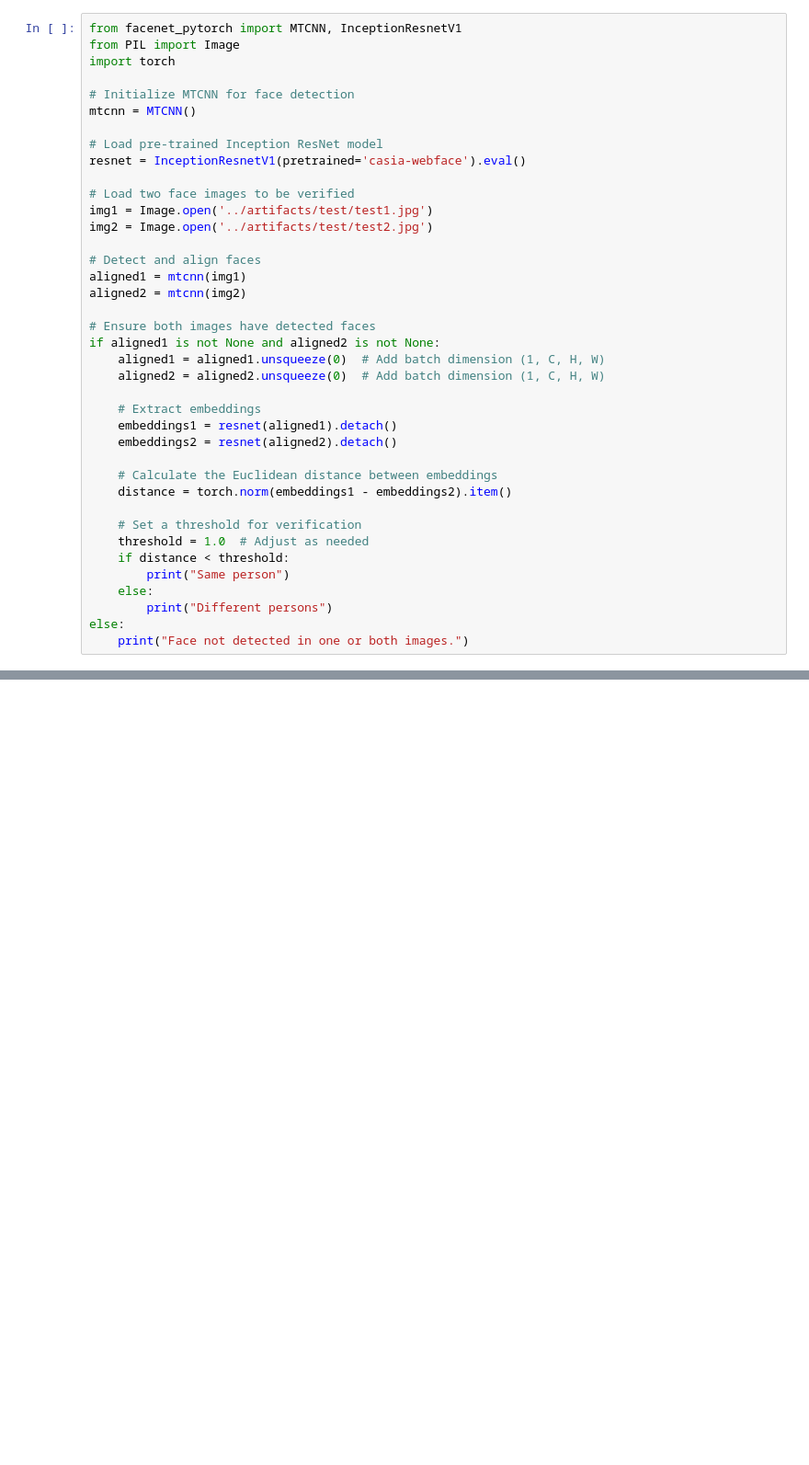
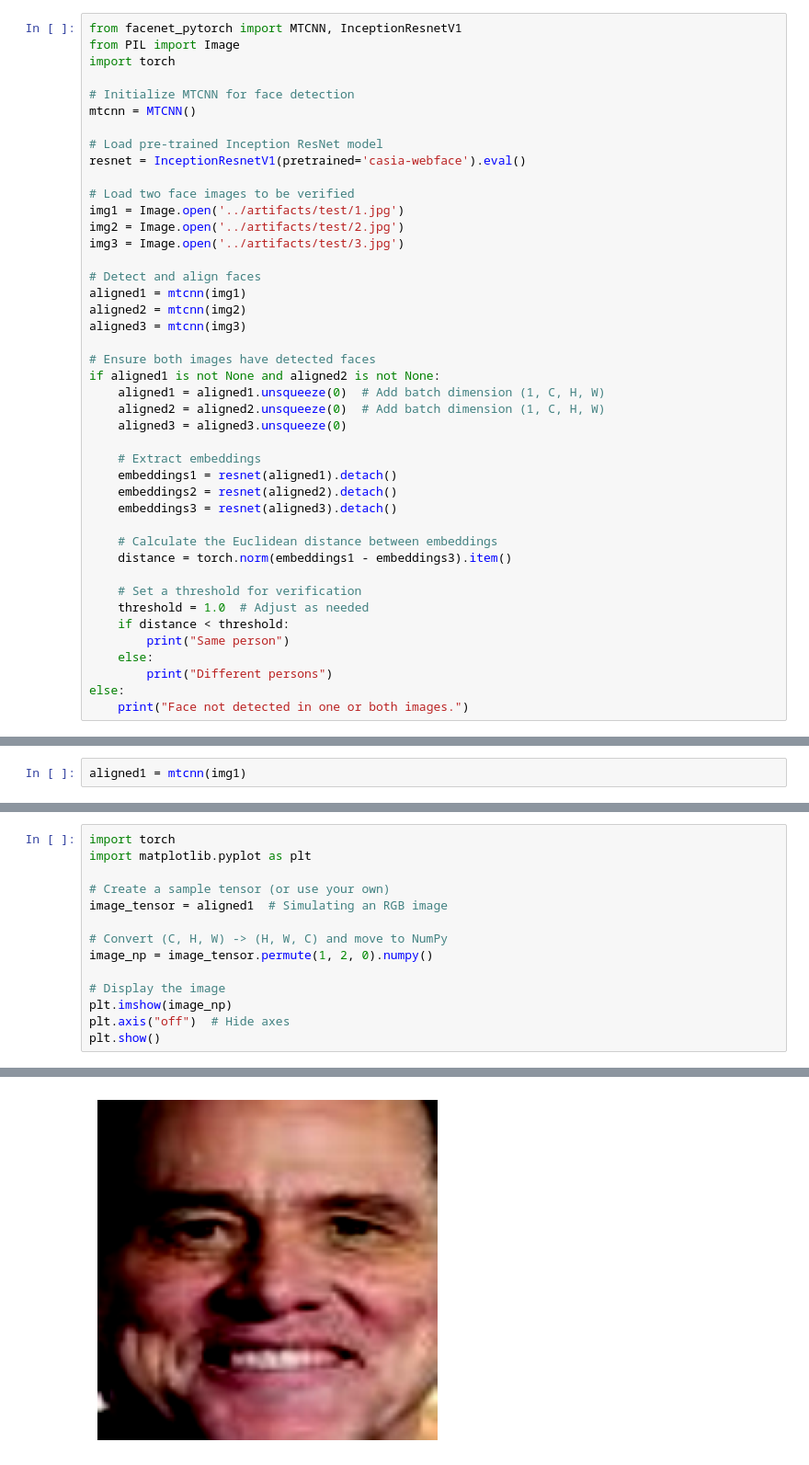
Before and after one commit to milhamat/web_attendance_system, a Jupyter notebook: notebooks/face_recog_live.ipynb, the cells around one changed output, grey strips where cells are left out. Shown: that part at 92% size. Drawn from its saved outputs; the diff is of its cells as text; blank space fills up the shorter version.

```diff
--- a/notebooks/face_recog_live.ipynb
+++ b/notebooks/face_recog_live.ipynb
@@ -10,24 +10,28 @@ mtcnn = MTCNN()
 resnet = InceptionResnetV1(pretrained='casia-webface').eval()
 
 # Load two face images to be verified
-img1 = Image.open('../artifacts/test/test1.jpg')
-img2 = Image.open('../artifacts/test/test2.jpg')
+img1 = Image.open('../artifacts/test/1.jpg')
+img2 = Image.open('../artifacts/test/2.jpg')
+img3 = Image.open('../artifacts/test/3.jpg')
 
 # Detect and align faces
 aligned1 = mtcnn(img1)
 aligned2 = mtcnn(img2)
+aligned3 = mtcnn(img3)
 
 # Ensure both images have detected faces
 if aligned1 is not None and aligned2 is not None:
     aligned1 = aligned1.unsqueeze(0)  # Add batch dimension (1, C, H, W)
     aligned2 = aligned2.unsqueeze(0)  # Add batch dimension (1, C, H, W)
+    aligned3 = aligned3.unsqueeze(0)
 
     # Extract embeddings
     embeddings1 = resnet(aligned1).detach()
     embeddings2 = resnet(aligned2).detach()
+    embeddings3 = resnet(aligned3).detach()
 
     # Calculate the Euclidean distance between embeddings
-    distance = torch.norm(embeddings1 - embeddings2).item()
+    distance = torch.norm(embeddings1 - embeddings3).item()
 
     # Set a threshold for verification
     threshold = 1.0  # Adjust as needed
@@ -41,0 +46,2 @@ Same person
+# %%
+aligned1 = mtcnn(img1)
@@ -41,0 +60,15 @@ Same person
+# %%
+import torch
+import matplotlib.pyplot as plt
+
+# Create a sample tensor (or use your own)
+image_tensor = aligned1  # Simulating an RGB image
+
+# Convert (C, H, W) -> (H, W, C) and move to NumPy
+image_np = image_tensor.permute(1, 2, 0).numpy()
+
+# Display the image
+plt.imshow(image_np)
+plt.axis("off")  # Hide axes
+plt.show()
+# %% [output]
@@ -41,0 +76 @@ Same person
+[figure, added]
```
Also changed, not shown: parts of 9 cells of this notebook, 5 other files.
